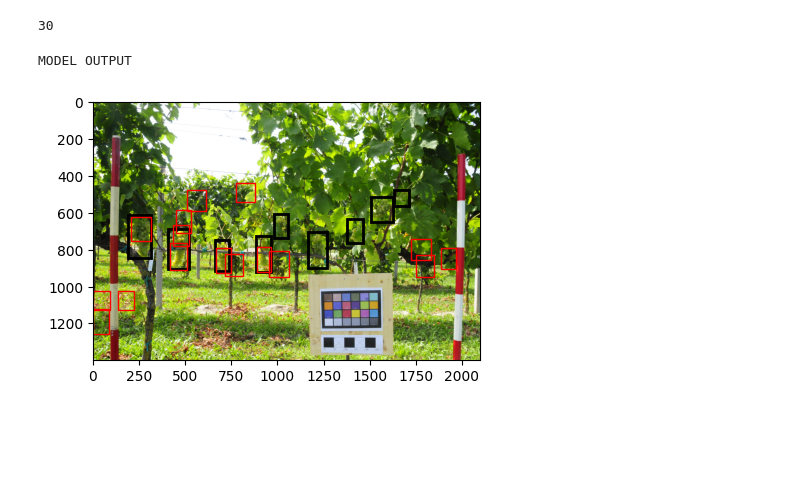
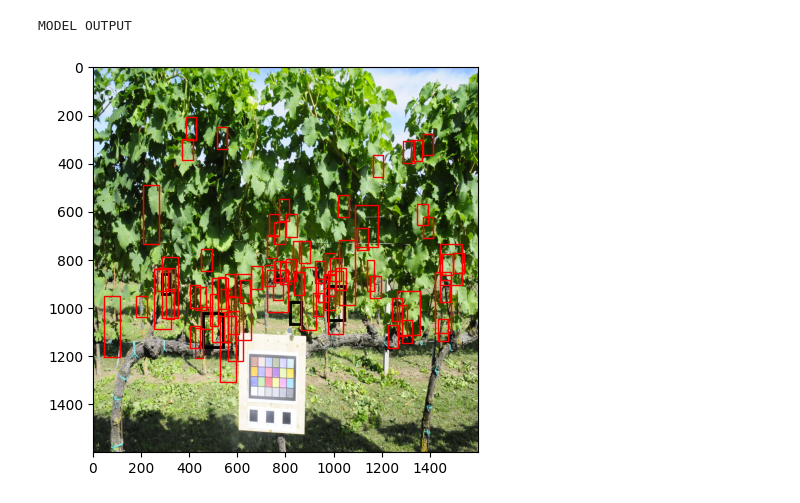
Before and after one commit to dadecampo/CVDeepLearning, a Jupyter notebook: wGrapesFasterRCNN.ipynb, the cells around one changed output. Saved outputs shown, nothing was run; the diff lists cells and outputs as text; code cells hidden in the pictures; blank space fills up the shorter version.

Commit message:
tuning parameters

```diff
--- a/wGrapesFasterRCNN.ipynb
+++ b/wGrapesFasterRCNN.ipynb
@@ -321,53 +357,39 @@ from functools import partial
 from tqdm.notebook import tqdm
 import gc
 
-def get_object_detection_model(num_classes):
-
-    model = torchvision.models.detection.fasterrcnn_resnet50_fpn_v2(pretrained=True)
-    # create an anchor_generator for the FPN
-    # which by default has 5 outputs
-    anchor_generator = AnchorGenerator(
-        sizes=tuple([(16, 32, 64, 128, 256, 512) for _ in range(5)]),
-        aspect_ratios=tuple([(0.25, 0.5, 1.0, 2.0, 4.0) for _ in range(5)]))
-    model.rpn.anchor_generator = anchor_generator
-
-    # 256 because that's the number of features that FPN returns
-    model.rpn.head = torchvision.models.detection.faster_rcnn.RPNHead(256, anchor_generator.num_anchors_per_location()[0])
-
-    return model
-
 # train on gpu if available
 
 num_classes = 2 # one class (class 0) is dedicated to the "background"
 # lr_list=[0.0005, 0.001, 0.0015, 0.002, 0.0025, 0.003]
-lr_list=[0.01]
-
+lr_list=[0.0005]
 coco_tests = []
+metric_logger=[]
 for lr in lr_list:
     # get the model using our helper function
-    model = get_object_detection_model(num_classes)
+    model = create_model(num_classes)
+    # model = torch.load("weights/frcnn2.pth")
 
     # move model to the right device
     model.to(DEVICE)
 
     # construct an optimizer
     params = [p for p in model.parameters() if p.requires_grad]
-    optimizer = torch.optim.SGD(params, lr=lr, momentum=0.9, weight_decay=0.0)
+    optimizer = torch.optim.SGD(params, lr=lr, momentum=0.9, weight_decay=lr*0.1)
 
     # and a learning rate scheduler which decreases the learning rate by
     # 10x every 3 epochs
     lr_scheduler = torch.optim.lr_scheduler.StepLR(
         optimizer,
-        gamma=0.5,
-        step_size=5
+        gamma=0.1,
+        step_size=2
     )
-    sizes=[1400]
     for epoch in range(EPOCHS):
-        data_loader, data_loader_test = redefine_dataset(int(sizes[0]*1.50),sizes[0])
+        gc.collect()
+        torch.cuda.empty_cache()
         # training for one epoch
-        train_epoch(model, optimizer, data_loader, DEVICE, epoch)
+        train_one_epoch(model, optimizer, data_loader, DEVICE, epoch, 10)
+        lr_scheduler.step()
         # evaluate on the test dataset
-        lr_scheduler.step()
 
     coco = evaluate(model, data_loader_test, device=DEVICE)
     coco_tests.append(coco)
@@ -476,22 +455,15 @@ def apply_nms(orig_prediction, iou_thresh=0.3):
-# %%
-dataset = GrapeDataset(FILES_DIR, 4200, 2800,  get_transform(train=False))
-print(len(dataset))
-# %% [output]
-30
 # %%
-
-len(dataset_test)
-img, target = dataset_test[0]
+img, target = dataset_test[3]
 # put the model in evaluation mode
 model.eval()
 with torch.no_grad():
     prediction = model([img.to(DEVICE)])[0]
 
 
 print('MODEL OUTPUT\n')
 nms_prediction = apply_nms(prediction, iou_thresh=0.3)
 
 plot_img_bbox(img, target, nms_prediction)
 # %% [output]
 MODEL OUTPUT
-[figure, old version]
+[figure, new version]
```
Also changed, not shown: parts of 9 cells of this notebook, 6 other files.
